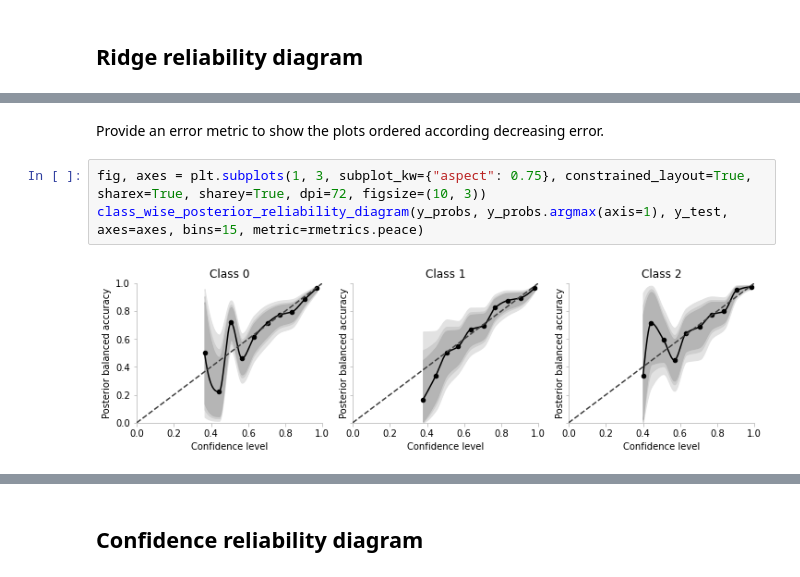
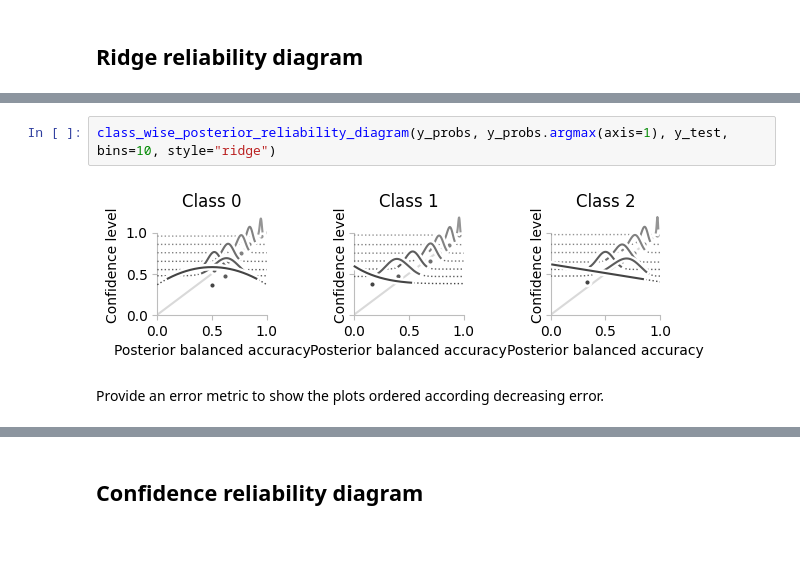
Before and after one commit to MaximLippeveld/riverreliability, a Jupyter notebook: notebooks/plots.ipynb, the cells around one changed output, grey strips where cells are left out. Cells and saved outputs as stored; diff of their text form; blank space fills up the shorter version.

```diff
--- a/notebooks/plots.ipynb
+++ b/notebooks/plots.ipynb
@@ -290,7 +347,6 @@ class_wise_posterior_reliability_diagram(y_probs, y_probs.argmax(axis=1), y_test
+# %%
+class_wise_posterior_reliability_diagram(y_probs, y_probs.argmax(axis=1), y_test, bins=10, style="ridge")
+# %% [output]
+[figure, added]
 # %% [markdown]
 Provide an error metric to show the plots ordered according decreasing error.
-# %%
-fig, axes = plt.subplots(1, 3, subplot_kw={"aspect": 0.75}, constrained_layout=True, sharex=True, sharey=True, dpi=72, figsize=(10, 3))
-class_wise_posterior_reliability_diagram(y_probs, y_probs.argmax(axis=1), y_test, axes=axes, bins=15, metric=rmetrics.peace)
-# %% [output]
-[figure, removed]
```
Also changed, not shown: parts of 18 cells of this notebook, 14 other files.
